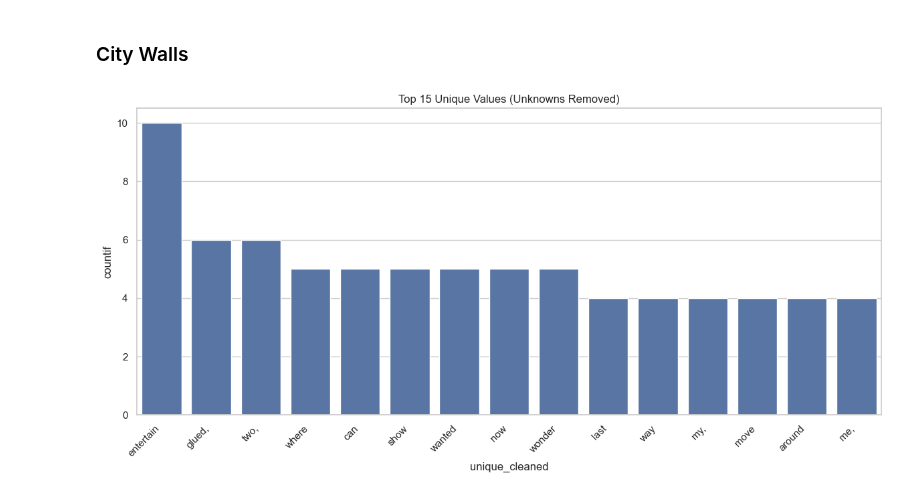
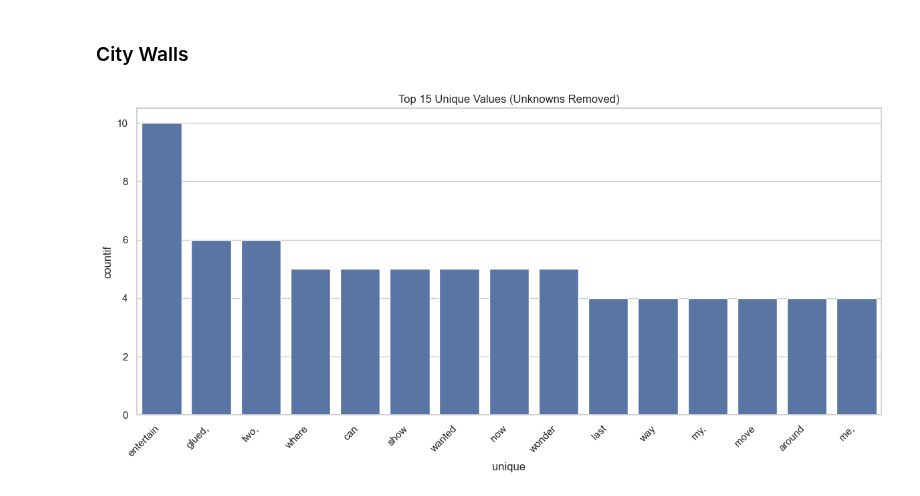
Before and after one commit to MeredithClikkie/torchbearerlab.github.io, a Jupyter notebook: BreachSongs2.ipynb, the cells around one changed output. Saved outputs shown, nothing was run; the diff lists cells and outputs as text; code cells hidden in the pictures.

```diff
--- a/BreachSongs2.ipynb
+++ b/BreachSongs2.ipynb
@@ -234,39 +234,39 @@ def remove_stopwords(text):
 
 # Apply to your column
 df1=filtered_df.copy()
-df1['unique_cleaned'] = df1['unique'].apply(remove_stopwords)
+df1['unique'] = df1['unique'].apply(remove_stopwords)
 # %% [markdown]
 ### City Walls
 # %%
 import seaborn as sns
 import matplotlib.pyplot as plt
 
 # 1. Filter for the specific track
 filtered_data = df1[df1['track_name'].str.strip() == 'city walls'].copy()
 
 # 2. AGGRESSIVE CLEAN & REMOVE UNKNOWNS:
 # We strip spaces and check if the word "unknown" is in the string at all
 filtered_data = filtered_data[
-    ~filtered_data['unique_cleaned'].str.lower().str.strip().str.contains('unknown', na=False)
+    ~filtered_data['unique'].str.lower().str.strip().str.contains('unknown', na=False)
 ]
 
 # (Optional) If they are appearing as empty strings or "nan"
-filtered_data = filtered_data[filtered_data['unique_cleaned'].str.strip() != ""]
+filtered_data = filtered_data[filtered_data['unique'].str.strip() != ""]
 
 # 3. Sort by 'countif' and take the top 15
 df_top15 = filtered_data.sort_values(by='countif', ascending=False).head(15)
 
 # 4. Create the Bar Plot
 plt.figure(figsize=(12, 6))
 sns.barplot(
     data=df_top15,
-    x='unique_cleaned',
+    x='unique',
     y='countif',
 )
 
 plt.title("Top 15 Unique Values (Unknowns Removed)")
 plt.xticks(rotation=45, ha='right')
 plt.tight_layout()
 plt.show()
 # %% [output]
-[figure, old version]
+[figure, new version]
```
Also changed, not shown: parts of 6 cells of this notebook.
